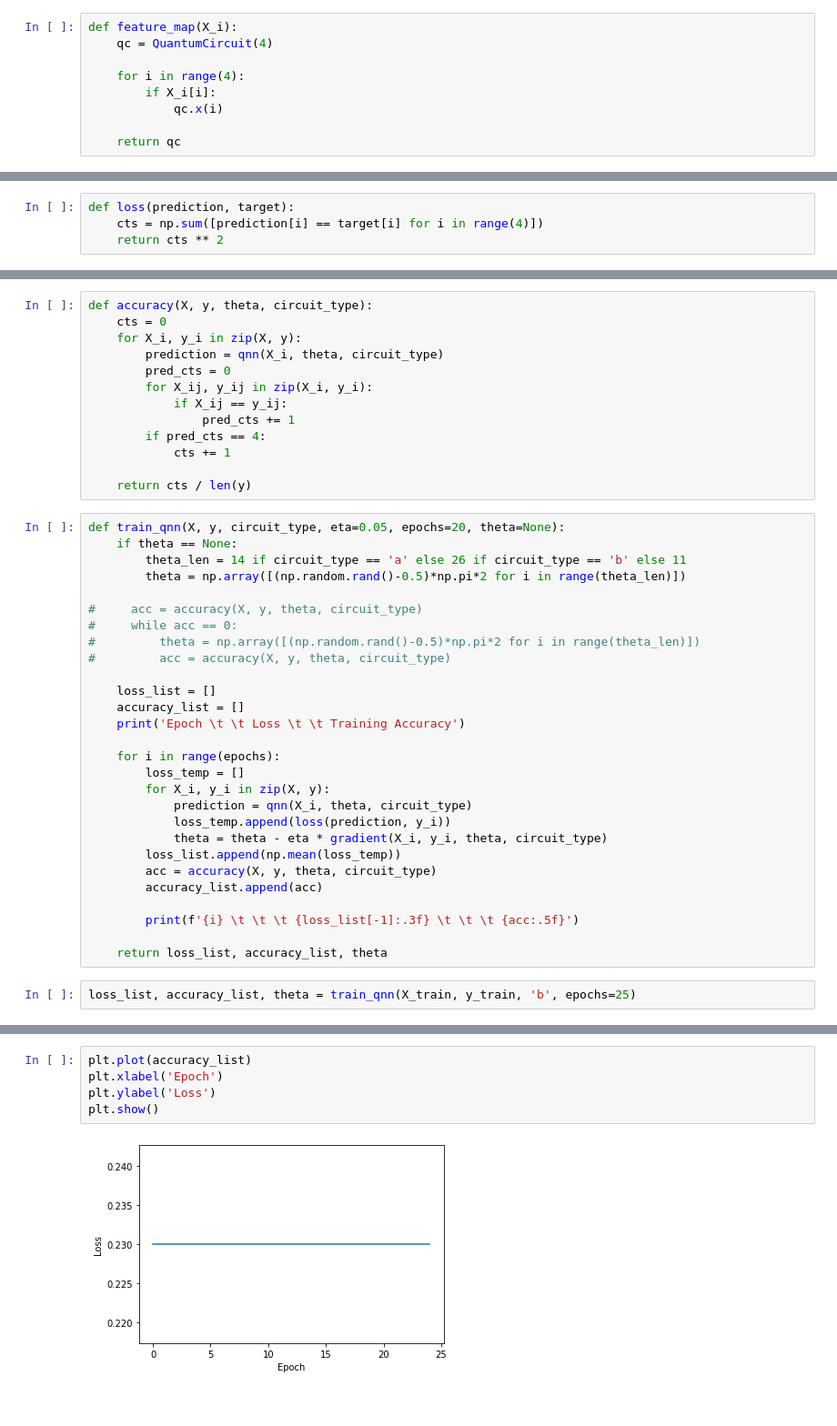
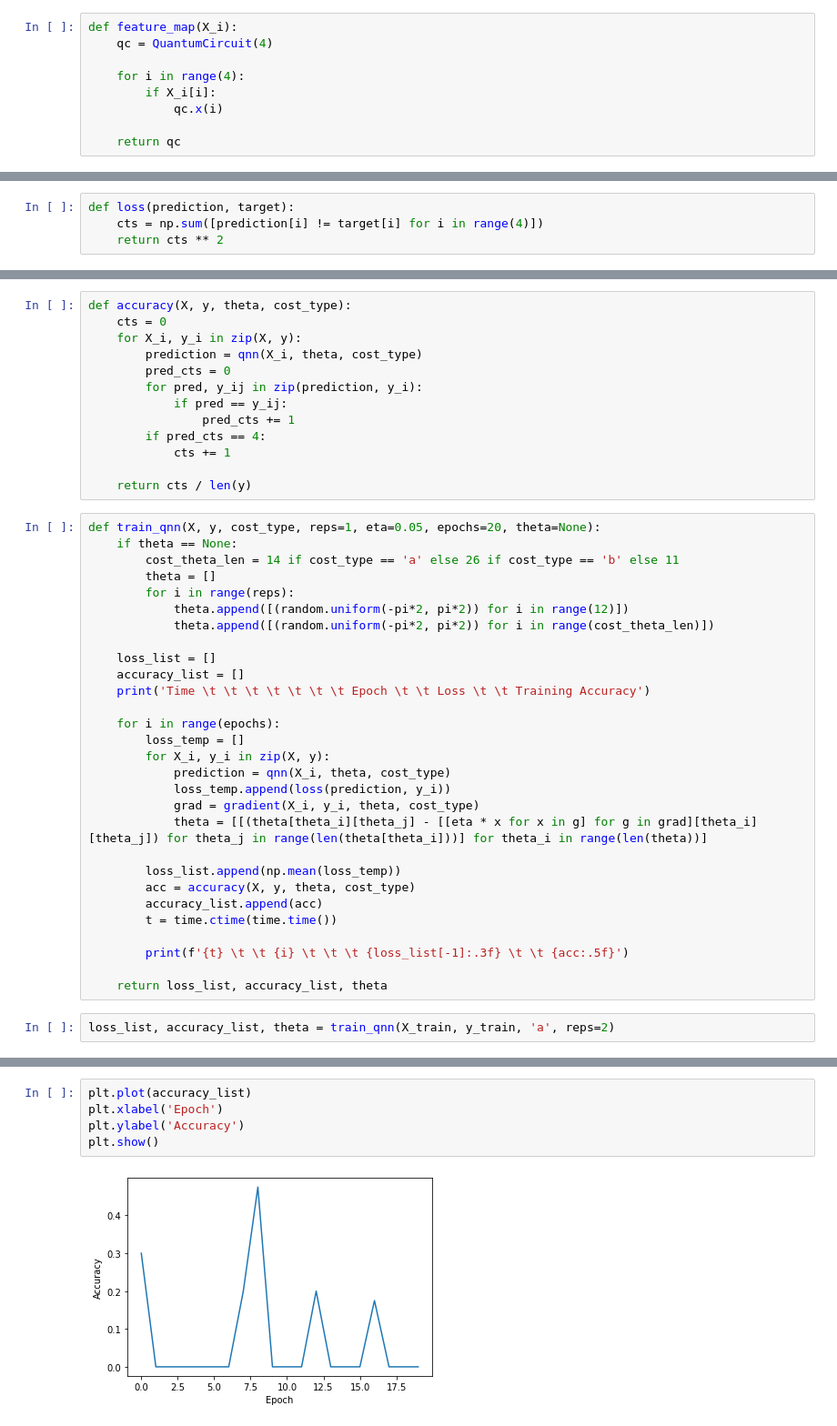
Before and after one commit to RoyalWeden/QOSF-Mentorship-Screening-Tasks, a Jupyter notebook: The Task 2.ipynb, the cells around one changed output, grey strips where cells are left out. Shown at 91% size. Drawn from its saved outputs; the diff is of its cells as text.

```diff
--- a/Task 2.ipynb
+++ b/The Task 2.ipynb
@@ -225,6 +268,6 @@ def qnn(X_i, theta, c):
     return [int(x) for x in list(counts[0][0])]
 # %%
 def loss(prediction, target):
-    cts = np.sum([prediction[i] == target[i] for i in range(4)])
+    cts = np.sum([prediction[i] != target[i] for i in range(4)])
     return cts ** 2
 # %%
@@ -244,44 +291,45 @@ def gradient(X_i, y_i, theta, circuit_type):
 # %%
-def accuracy(X, y, theta, circuit_type):
+def accuracy(X, y, theta, cost_type):
     cts = 0
     for X_i, y_i in zip(X, y):
-        prediction = qnn(X_i, theta, circuit_type)
+        prediction = qnn(X_i, theta, cost_type)
         pred_cts = 0
-        for X_ij, y_ij in zip(X_i, y_i):
-            if X_ij == y_ij:
+        for pred, y_ij in zip(prediction, y_i):
+            if pred == y_ij:
                 pred_cts += 1
         if pred_cts == 4:
             cts += 1
 
     return cts / len(y)
 # %%
-def train_qnn(X, y, circuit_type, eta=0.05, epochs=20, theta=None):
+def train_qnn(X, y, cost_type, reps=1, eta=0.05, epochs=20, theta=None):
     if theta == None:
-        theta_len = 14 if circuit_type == 'a' else 26 if circuit_type == 'b' else 11
-        theta = np.array([(np.random.rand()-0.5)*np.pi*2 for i in range(theta_len)])
-
-#     acc = accuracy(X, y, theta, circuit_type)
-#     while acc == 0:
-#         theta = np.array([(np.random.rand()-0.5)*np.pi*2 for i in range(theta_len)])
-#         acc = accuracy(X, y, theta, circuit_type)
+        cost_theta_len = 14 if cost_type == 'a' else 26 if cost_type == 'b' else 11
+        theta = []
+        for i in range(reps):
+            theta.append([(random.uniform(-pi*2, pi*2)) for i in range(12)])
+            theta.append([(random.uniform(-pi*2, pi*2)) for i in range(cost_theta_len)])
 
     loss_list = []
     accuracy_list = []
-    print('Epoch \t \t Loss \t \t Training Accuracy')
+    print('Time \t \t \t \t \t \t \t Epoch \t \t Loss \t \t Training Accuracy')
 
     for i in range(epochs):
         loss_temp = []
         for X_i, y_i in zip(X, y):
-            prediction = qnn(X_i, theta, circuit_type)
+            prediction = qnn(X_i, theta, cost_type)
             loss_temp.append(loss(prediction, y_i))
-            theta = theta - eta * gradient(X_i, y_i, theta, circuit_type)
+            grad = gradient(X_i, y_i, theta, cost_type)
+            theta = [[(theta[theta_i][theta_j] - [[eta * x for x in g] for g in grad][theta_i][theta_j]) for theta_j in range(len(theta[theta_i]))] for theta_i in range(len(theta))]
+
         loss_list.append(np.mean(loss_temp))
-        acc = accuracy(X, y, theta, circuit_type)
+        acc = accuracy(X, y, theta, cost_type)
         accuracy_list.append(acc)
+        t = time.ctime(time.time())
 
-        print(f'{i} \t \t \t {loss_list[-1]:.3f} \t \t \t {acc:.5f}')
+        print(f'{t} \t \t {i} \t \t \t {loss_list[-1]:.3f} \t \t {acc:.5f}')
 
     return loss_list, accuracy_list, theta
 # %%
-loss_list, accuracy_list, theta = train_qnn(X_train, y_train, 'b', epochs=25)
+loss_list, accuracy_list, theta = train_qnn(X_train, y_train, 'a', reps=2)
 # %% [output]
@@ -312,10 +360,10 @@ plt.show()
 # %%
 plt.plot(accuracy_list)
 plt.xlabel('Epoch')
-plt.ylabel('Loss')
+plt.ylabel('Accuracy')
 plt.show()
 # %% [output]
-[figure, old version]
+[figure, new version]
 # %%
 for a in range(2):
     for b in range(2):
```
Also changed, not shown: parts of 18 cells of this notebook.
